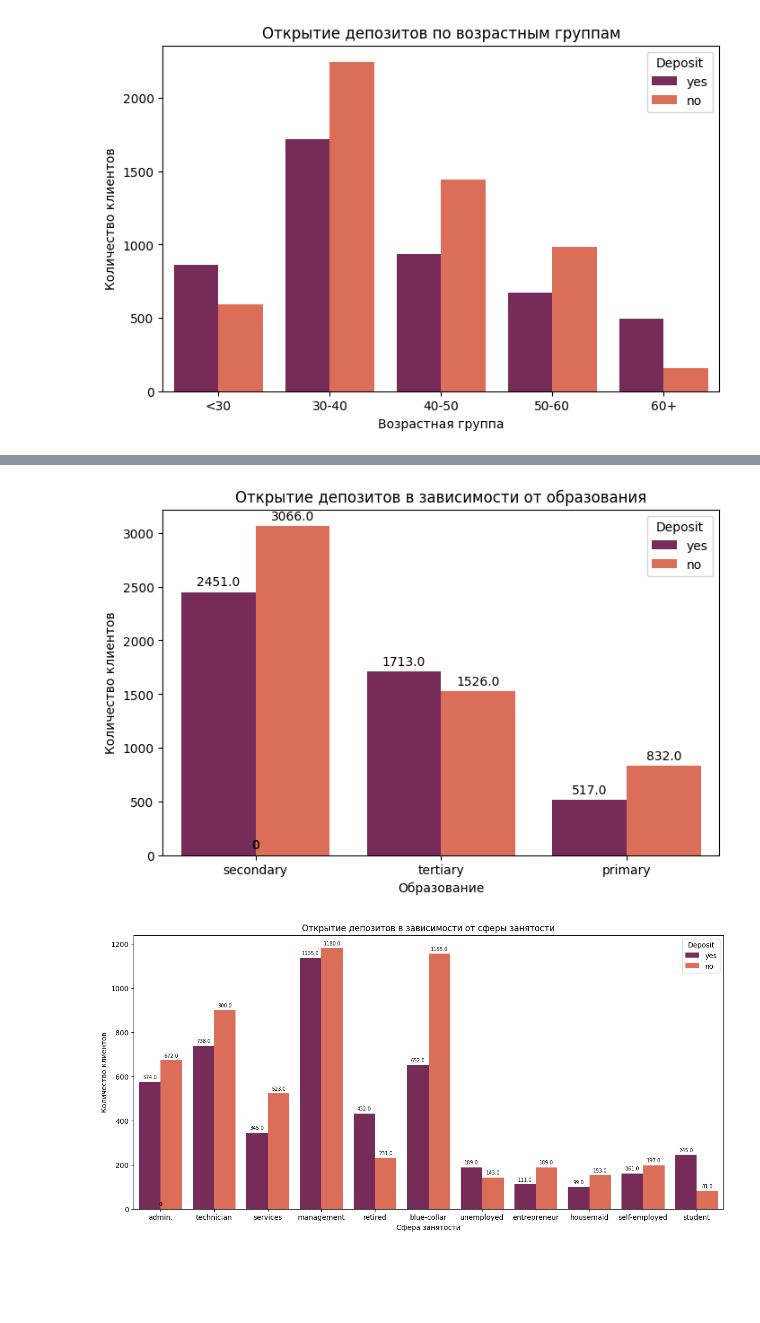
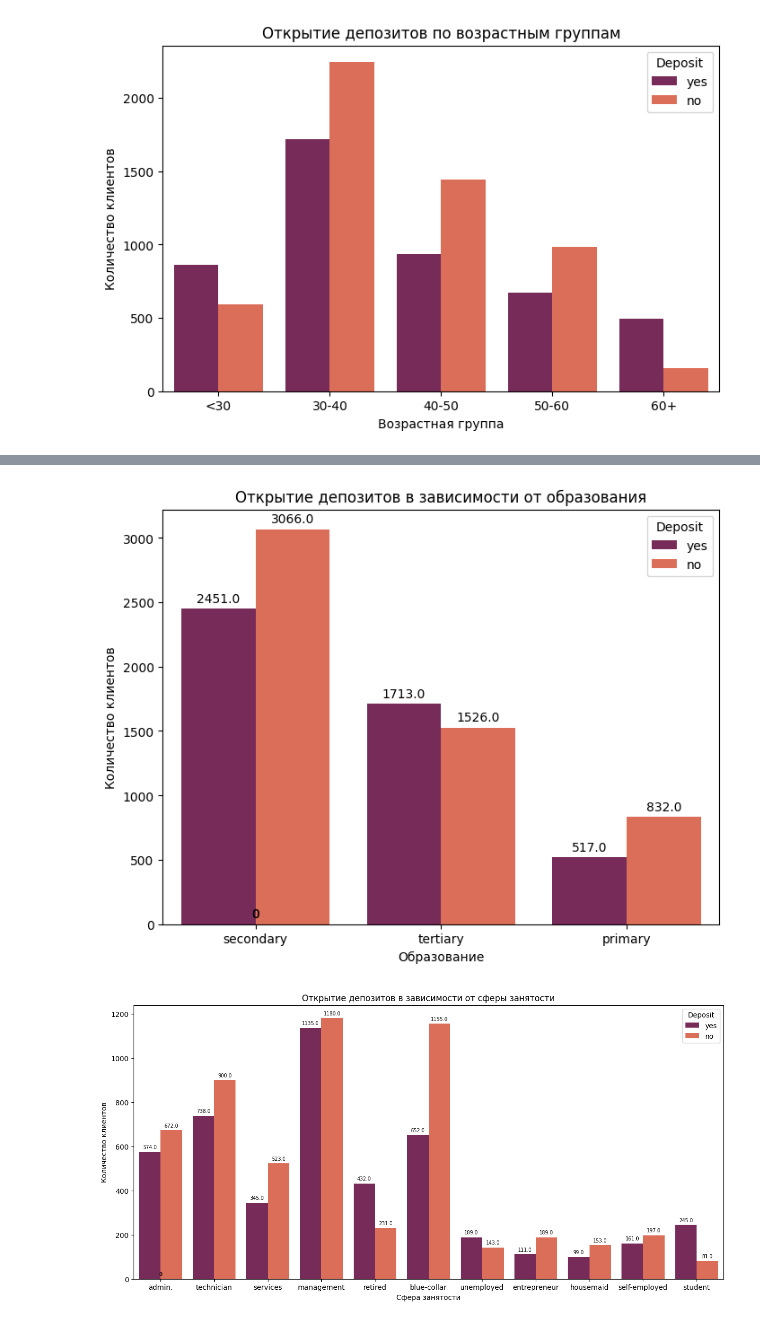
Before and after one commit to Ksuchilda/sf_data_science, a Jupyter notebook: skillfactory/Projects/project_4_ML/Project_4_ML.ipynb, the cells around one changed output, grey strips where cells are left out. Drawn from its saved outputs; the diff is of its cells as text; code cells hidden in the pictures; blank space fills up the shorter version.

```diff
--- a/skillfactory/Projects/project_4_ML/Project_4_ML.ipynb
+++ b/skillfactory/Projects/project_4_ML/Project_4_ML.ipynb
@@ -451,25 +462,25 @@ plt.show()
 # %%
 # визуализации для открывших и неоткрывших депозит в зависимости от образования
-plt.figure(figsize=(8,5))
+plt.figure(figsize=(8,6))
 bars = sns.countplot(data=df, x='education', hue='deposit', palette='rocket')
 
 plt.title('Открытие депозитов в зависимости от образования')
 plt.xlabel('Образование')
 plt.ylabel('Количество клиентов')
 plt.legend(title='Deposit')
 
 # Добавляем аннотации над столбцами
 for p in bars.patches:
     height = p.get_height()
     bars.annotate(f'{height}',
                   xy=(p.get_x() + p.get_width()/2, height),
                   xytext=(0,3),
                   textcoords='offset points',
                   ha='center', va='bottom')
 
 plt.show()
 # %% [output]
-[figure, old version]
+[figure, new version]
 # %%
 # визуализации для открывших и неоткрывших депозит в зависимости от вида профессиональной занятости
 plt.figure(figsize=(15,7))
```
Also changed, not shown: parts of 10 cells of this notebook.
